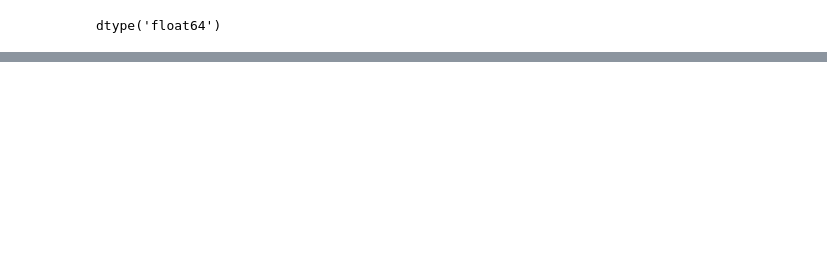
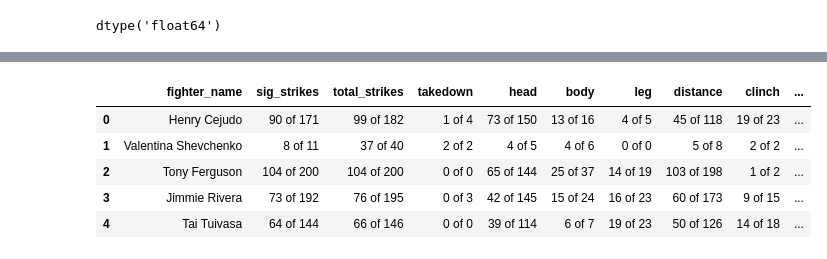
Before and after one commit to rahjetly/Springboard-DSC, a Jupyter notebook: Capstone/Capstone1_Cleanup.ipynb, the cells around one changed output, grey strips where cells are left out. Saved outputs shown, nothing was run; the diff lists cells and outputs as text; code cells hidden in the pictures; blank space fills up the shorter version.

```diff
--- a/Capstone/Capstone1_Cleanup.ipynb
+++ b/Capstone/Capstone1_Cleanup.ipynb
@@ -456,3 +499,10 @@ ValueError: could not convert string to float: '52%'
 np.dtype(stacked_data['knock_down'])
 # %% [output]
 dtype('float64')
+# %%
+#shifting data
+shift_df = stacked_data[['fighter_name','knock_down','sig_strike_pct','takdown_pct','submission_att','pass','rev']]\
+    .groupby(['fighter_name'])\
+    .shift(periods = 1, axis = 0)
+# %%
+df4= pd.concat([stacked_data,shift_df], axis = 1)
@@ -458,0 +538,44 @@ dtype('float64')
+# %%
+#rename the columns
+df4.columns=['fighter_name',
+ 'knock_down1',
+ 'sig_strikes',
+ 'sig_strike_pct1',
+ 'total_strikes',
+ 'takedown',
+ 'takdown_pct1',
+ 'submission_att1',
+ 'pass1',
+ 'rev1',
+ 'head',
+ 'body',
+ 'leg',
+ 'distance',
+ 'clinch',
+ 'ground',
+ 'height',
+ 'weight',
+ 'reach',
+ 'stance',
+ 'DOB',
+ 'date',
+ 'knock_down',
+ 'sig_strike_pct',
+ 'takdown_pct',
+ 'submission_att',
+ 'pass',
+ 'rev']
+# %%
+#drop the initial columns
+cols = [1,3,6,7,8,9]
+df4.drop(df4.columns[cols], axis=1, inplace = True)
+# %%
+#verify the drop occurred
+df4.head()
+# %% [output]
+|  | fighter_name | sig_strikes | total_strikes | takedown | head | body | leg | distance | clinch | ... |
+| 0 | Henry Cejudo | 90 of 171 | 99 of 182 | 1 of 4 | 73 of 150 | 13 of 16 | 4 of 5 | 45 of 118 | 19 of 23 | ... |
+| 1 | Valentina Shevchenko | 8 of 11 | 37 of 40 | 2 of 2 | 4 of 5 | 4 of 6 | 0 of 0 | 5 of 8 | 2 of 2 | ... |
+| 2 | Tony Ferguson | 104 of 200 | 104 of 200 | 0 of 0 | 65 of 144 | 25 of 37 | 14 of 19 | 103 of 198 | 1 of 2 | ... |
+| 3 | Jimmie Rivera | 73 of 192 | 76 of 195 | 0 of 3 | 42 of 145 | 15 of 24 | 16 of 23 | 60 of 173 | 9 of 15 | ... |
+| 4 | Tai Tuivasa | 64 of 144 | 66 of 146 | 0 of 0 | 39 of 114 | 6 of 7 | 19 of 23 | 50 of 126 | 14 of 18 | ... |
```
Also changed, not shown: parts of 22 cells of this notebook.
